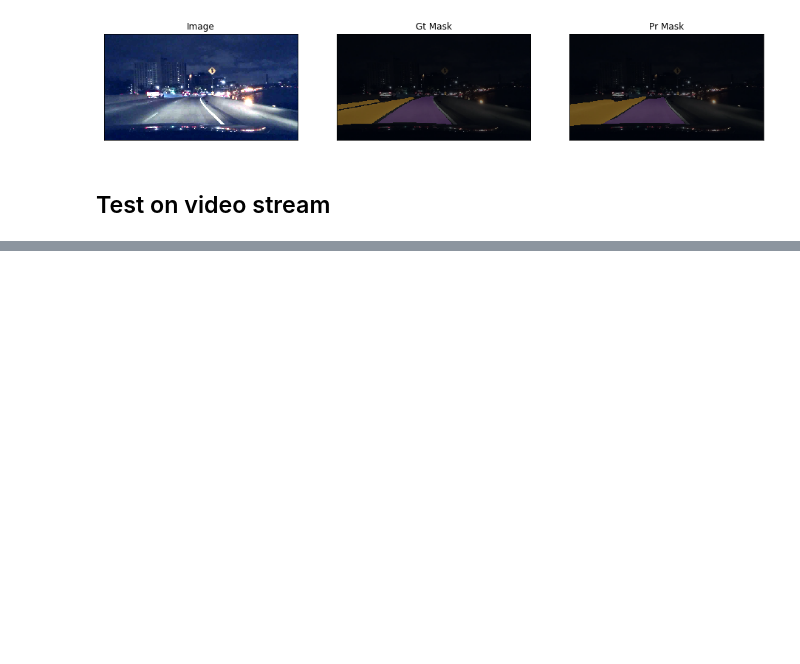
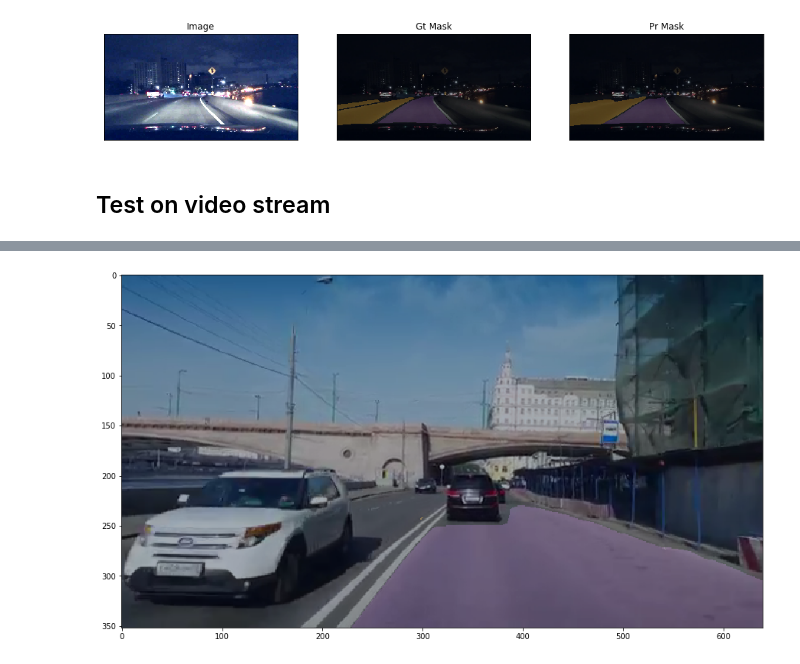
Before and after one commit to RuslanAgishev/robot_scene_understanding, a Jupyter notebook: Drivable_Area/keras_berkeley_drivable_area.ipynb, the cells around one changed output, grey strips where cells are left out. Drawn from its saved outputs; the diff is of its cells as text; code cells hidden in the pictures; blank space fills up the shorter version.

```diff
--- a/Drivable_Area/keras_berkeley_drivable_area.ipynb
+++ b/Drivable_Area/keras_berkeley_drivable_area.ipynb
@@ -378,7 +378,7 @@ assert train_dataloader[0][0].shape == (BATCH_SIZE, size[0], size[1], 3)
 assert train_dataloader[0][1].shape == (BATCH_SIZE, size[0], size[1], n_classes)
 
 # define callbacks for learning rate scheduling and best checkpoints saving
-MODEL_NAME = 'unet-resnet34-drivable-berkeley'
+MODEL_NAME = 'best_model'
 
 callbacks = [
     keras.callbacks.ModelCheckpoint('./'+MODEL_NAME+'.h5', save_weights_only=True, save_best_only=True, mode='min'),
@@ -425,7 +425,7 @@ plt.show()
 [figure]
 # %%
 # load best weights
-model.load_weights('unet-resnet34-drivable-berkeley.h5')
+model.load_weights('trained_models/keras/unet-resnet34-drivable-berkeley.h5')
 # %%
 scores = model.evaluate_generator(valid_dataloader)
 
@@ -472,7 +476,7 @@ def seglayers2mask(image, output, random_colors=True):
     rescaled_image = image[0] - np.min(image[0])
     rescaled_image /= np.max(rescaled_image)
     rescaled_image *= 255 # resaled image has color values in range 0..255
-    output = ((0.6 * rescaled_image) + (0.4 * mask)).astype("uint8")
+    output = ((0.7 * rescaled_image) + (0.3 * mask)).astype("uint8")
 
     return output
 # %%
@@ -542,8 +546,8 @@ except:
     total = -1
 
 FPS = []
-# while(1):
-for i in tqdm( range(100) ):
+while(1):
+# for i in tqdm( range(100) ):
     # get raw frames from video stream
     ret, frame = vs.read()
     if ret == False:
@@ -558,13 +562,13 @@ for i in tqdm( range(100) ):
     dt = end-start
     FPS.append(1./dt)
     pr_mask = seglayers2mask(frame, pr_layers)
-    print("[INFO] single frame took {:.4f} seconds".format(dt))
+#     print("[INFO] single frame took {:.4f} seconds".format(dt))
 
     # check if the video writer is None
     if writer is None:
         # initialize our video writer
         fourcc = cv2.VideoWriter_fourcc(*"MJPG")
-        writer = cv2.VideoWriter('../data/videos/moscow_output.avi', fourcc, 30,
+        writer = cv2.VideoWriter('moscow_drivable_berkeley_keras.avi', fourcc, 30,
             (pr_mask.shape[1], pr_mask.shape[0]), True)
 
         # some information on processing single frame
@@ -574,7 +578,7 @@ for i in tqdm( range(100) ):
             print("[INFO] estimated total time: {:.4f} [min]".format(elap * total/60.))
 
     # write the output frame to disk
-#     writer.write(pr_mask)
+    writer.write(pr_mask)
 print("[INFO] Mean FPS {:.4f} Hz".format(np.mean(FPS)))
 #     visualize(
 #         image=denormalize(frame.squeeze()),
@@ -642,0 +592,5 @@ print("[INFO] Mean FPS {:.4f} Hz".format(np.mean(FPS)))
+# %%
+plt.figure(figsize=(15,10))
+plt.imshow(pr_mask);
+# %% [output]
+[figure, added]
```
Also changed, not shown: parts of 3 cells of this notebook, 2 other files.
